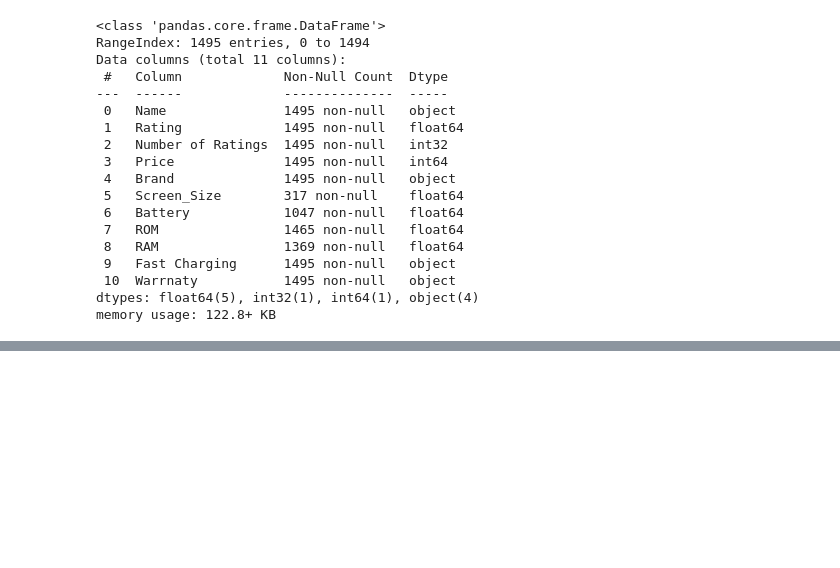
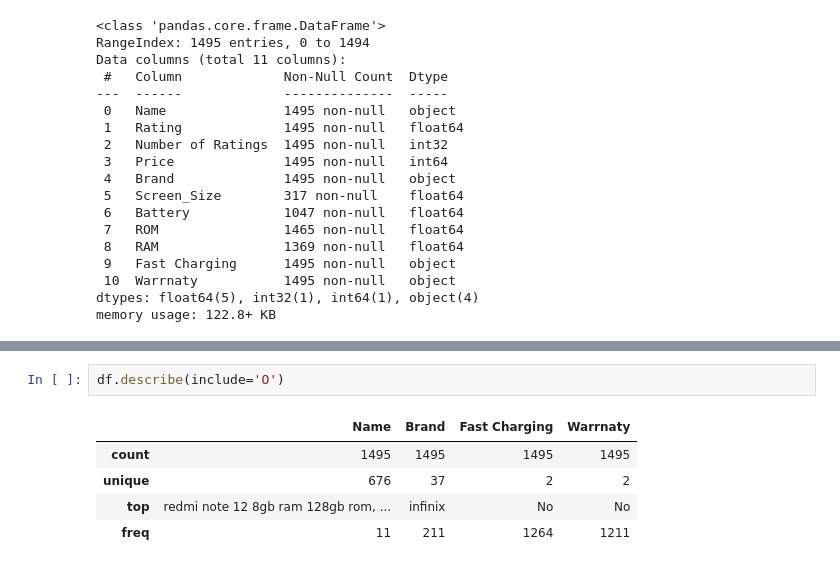
Before and after one commit to AbdulRafay03/Daraz-Moblies-Price-Prediction, a Jupyter notebook: daraz_phones.ipynb, the cells around one changed output, grey strips where cells are left out. Drawn from its saved outputs; the diff is of its cells as text; blank space fills up the shorter version.

```diff
--- a/daraz_phones.ipynb
+++ b/daraz_phones.ipynb
@@ -151,0 +230,8 @@ memory usage: 122.8+ KB
+# %%
+df.describe(include='O')
+# %% [output]
+|  | Name | Brand | Fast Charging | Warrnaty |
+| count | 1495 | 1495 | 1495 | 1495 |
+| unique | 676 | 37 | 2 | 2 |
+| top | redmi note 12 8gb ram 128gb rom, ... | infinix | No | No |
+| freq | 11 | 211 | 1264 | 1211 |
```
Also changed, not shown: parts of 11 cells of this notebook.
